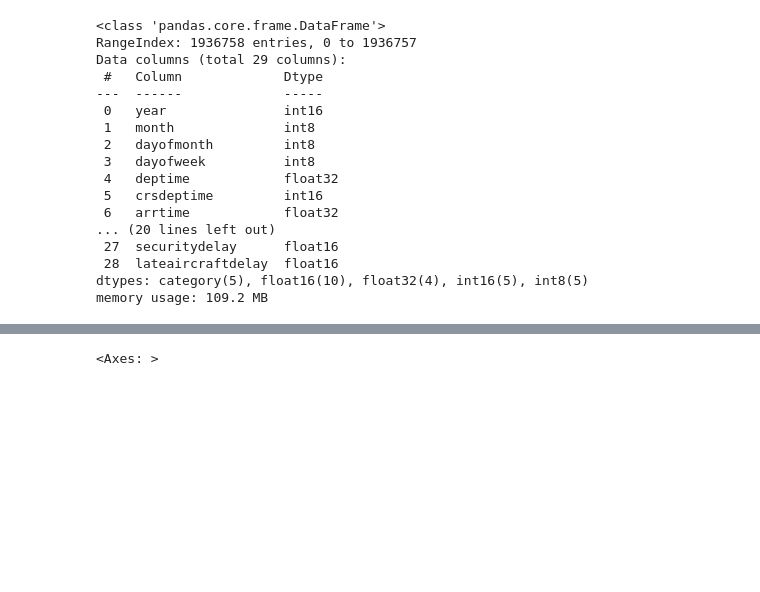
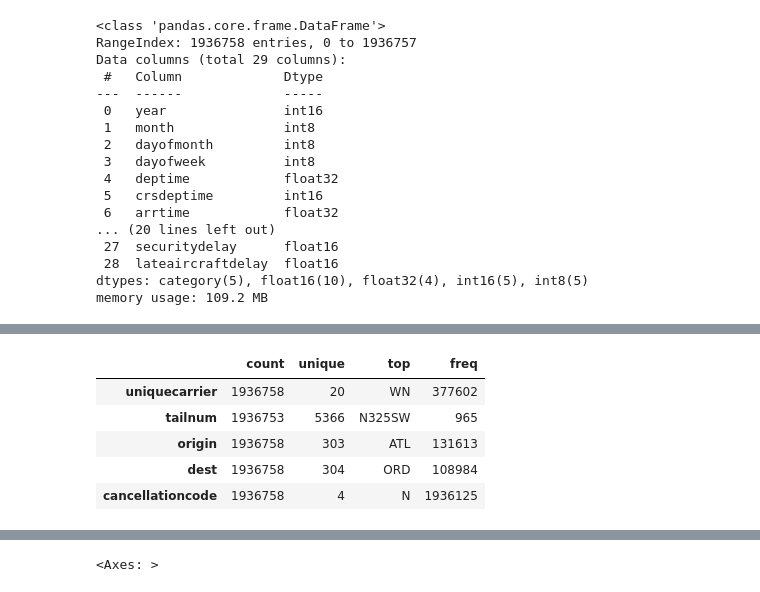
Before and after one commit to ard1038/data-analysis, a Jupyter notebook: capstone/capstone-youtube-statistics-predict-earnings.ipynb, the cells around one changed output, grey strips where cells are left out. Drawn from its saved outputs; the diff is of its cells as text; code cells hidden in the pictures; blank space fills up the shorter version.

```diff
--- a/capstone/capstone-youtube-statistics-predict-earnings.ipynb
+++ b/capstone/capstone-youtube-statistics-predict-earnings.ipynb
@@ -242,0 +314,10 @@ df_opt.describe().T
+# %%
+# Review categorical features (data type of int* or float*)
+df_opt.describe( include='category' ).T
+# %% [output]
+|  | count | unique | top | freq |
+| uniquecarrier | 1936758 | 20 | WN | 377602 |
+| tailnum | 1936753 | 5366 | N325SW | 965 |
+| origin | 1936758 | 303 | ATL | 131613 |
+| dest | 1936758 | 304 | ORD | 108984 |
+| cancellationcode | 1936758 | 4 | N | 1936125 |
```
Also changed, not shown: parts of 20 cells of this notebook, 1 other file.
